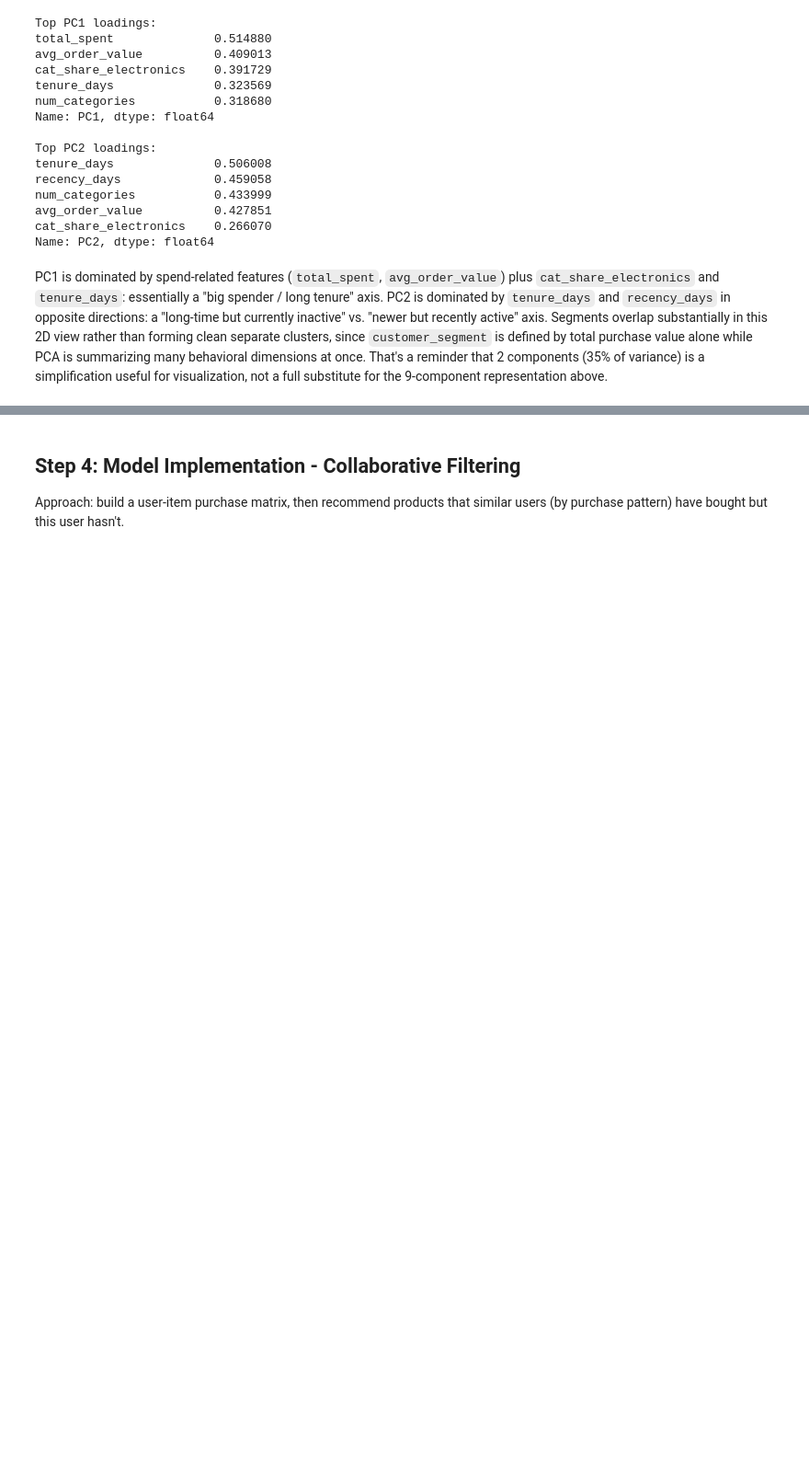
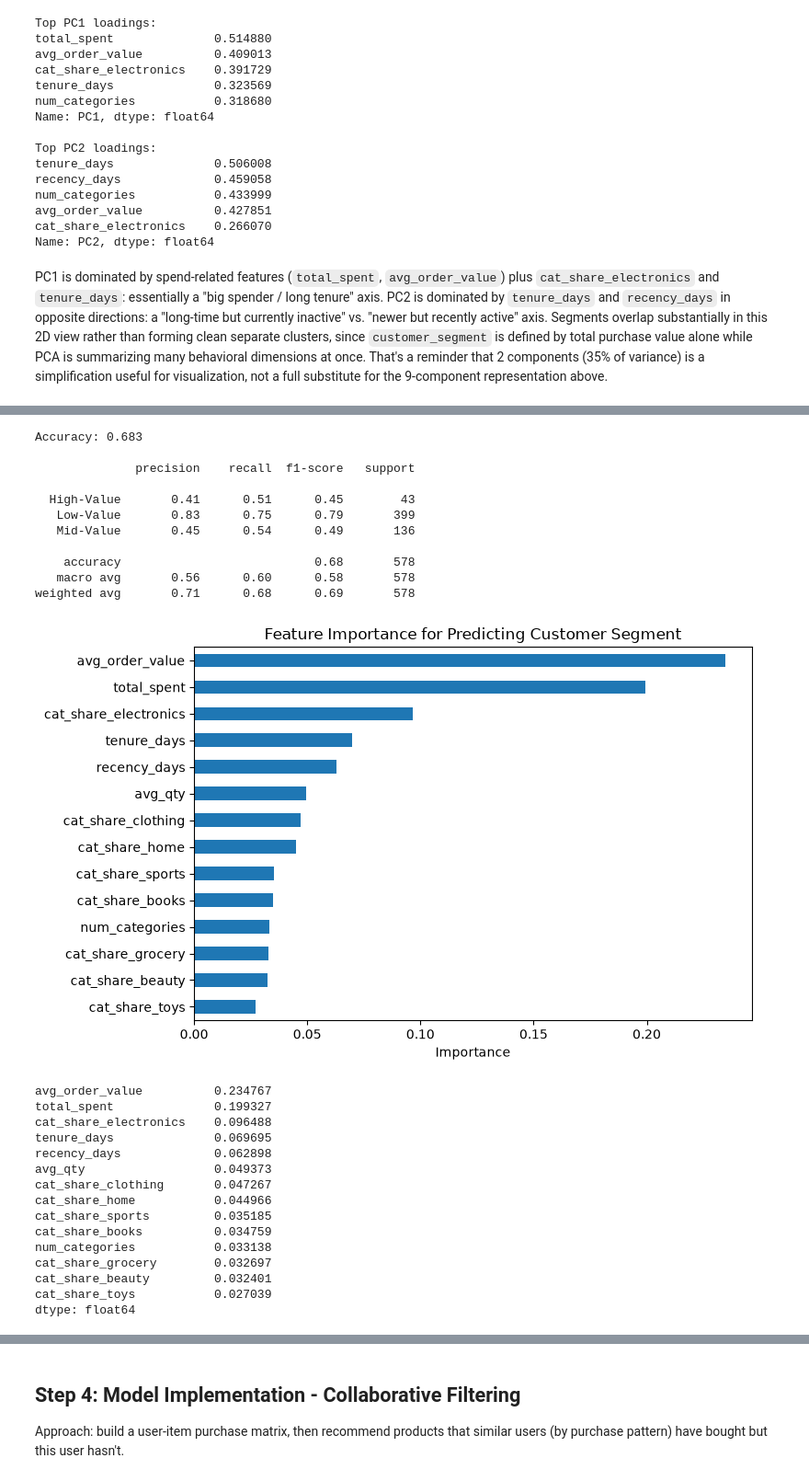
Before and after one commit to taichikun222/ecommerce-recommender, a Jupyter notebook: notebooks/01_eda_and_recommender.ipynb, the cells around one changed output, grey strips where cells are left out. Shown at 92% size. Cells and saved outputs as stored; diff of their text form; code cells hidden in the pictures; blank space fills up the shorter version.

```diff
--- a/notebooks/01_eda_and_recommender.ipynb
+++ b/notebooks/01_eda_and_recommender.ipynb
@@ -324,0 +331,64 @@ PC1 is dominated by spend-related features (`total_spent`, `avg_order_value`) pl
+# %%
+from sklearn.ensemble import RandomForestClassifier
+from sklearn.model_selection import train_test_split
+from sklearn.metrics import accuracy_score, classification_report
+
+user_features_labeled = user_features.merge(
+    df[['user_id', 'customer_segment']].drop_duplicates('user_id'), on='user_id'
+)
+
+X_clf = user_features_labeled[selected_features]
+y_clf = user_features_labeled['customer_segment']
+
+X_train, X_test, y_train, y_test = train_test_split(
+    X_clf, y_clf, test_size=0.2, random_state=42, stratify=y_clf
+)
+
+# class_weight='balanced' because segments are heavily imbalanced (70% Low-Value, Step 2)
+clf = RandomForestClassifier(n_estimators=200, random_state=42, class_weight='balanced')
+clf.fit(X_train, y_train)
+pred = clf.predict(X_test)
+
+print(f"Accuracy: {accuracy_score(y_test, pred):.3f}")
+print()
+print(classification_report(y_test, pred))
+
+importances = pd.Series(clf.feature_importances_, index=selected_features).sort_values(ascending=False)
+
+plt.figure(figsize=(8, 5))
+importances.plot(kind='barh')
+plt.gca().invert_yaxis()
+plt.title('Feature Importance for Predicting Customer Segment')
+plt.xlabel('Importance')
+plt.tight_layout()
+plt.show()
+
+importances
+# %% [output]
+Accuracy: 0.683
+
+              precision    recall  f1-score   support
+
+  High-Value       0.41      0.51      0.45        43
+   Low-Value       0.83      0.75      0.79       399
+   Mid-Value       0.45      0.54      0.49       136
+
+    accuracy                           0.68       578
+   macro avg       0.56      0.60      0.58       578
+weighted avg       0.71      0.68      0.69       578
+[figure, added]
+avg_order_value          0.234767
+total_spent              0.199327
+cat_share_electronics    0.096488
+tenure_days              0.069695
+recency_days             0.062898
+avg_qty                  0.049373
+cat_share_clothing       0.047267
+cat_share_home           0.044966
+cat_share_sports         0.035185
+cat_share_books          0.034759
+num_categories           0.033138
+cat_share_grocery        0.032697
+cat_share_beauty         0.032401
+cat_share_toys           0.027039
+dtype: float64
```
Also changed, not shown: parts of 4 cells of this notebook.
